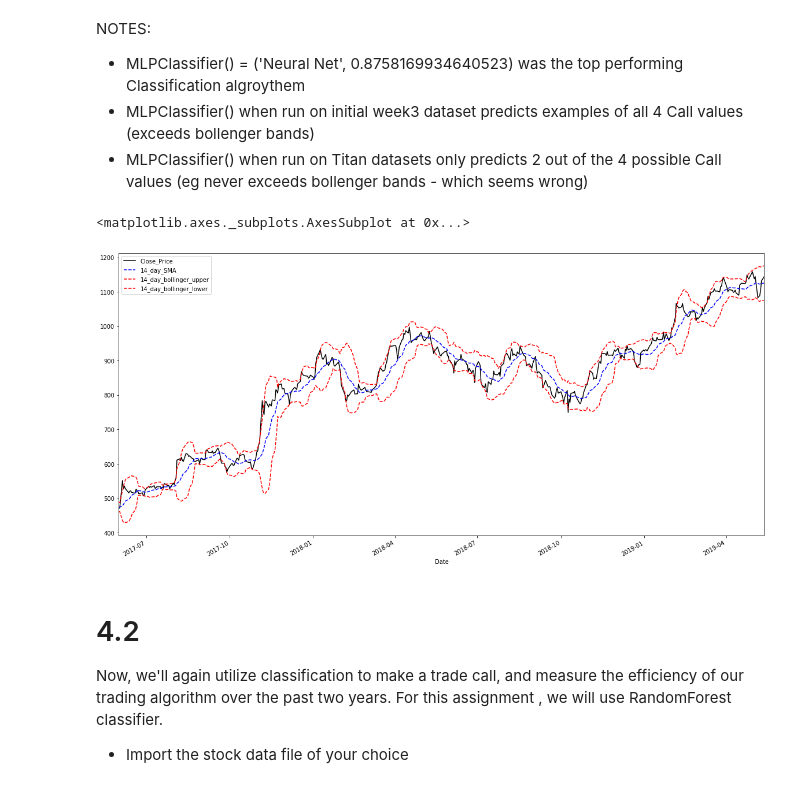
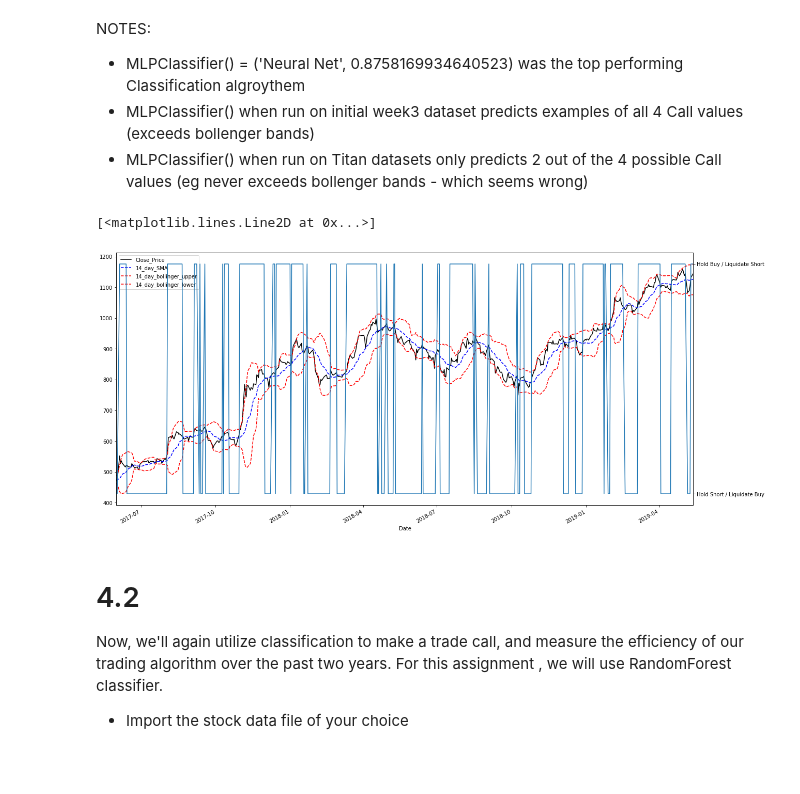
Before and after one commit to JamesMcGuigan/aspiration-ai-internship, a Jupyter notebook: python3/module_4/module_4.ipynb, the cells around one changed output. Drawn from its saved outputs; the diff is of its cells as text; code cells hidden in the pictures.

Commit message:
module 4 | python | 4.2 | classification to make a trade call

```diff
--- a/python3/module_4/module_4.ipynb
+++ b/python3/module_4/module_4.ipynb
@@ -61,6 +62,7 @@ X = scaler.fit_transform(X)
 X_train, X_test, y_train, y_test = train_test_split(X, y, test_size=0.33, random_state=42)
 
 max_features = len(y.unique())
+encoder      = LabelEncoder()
 # %%
 classifiers = OrderedDict([
     ( "Nearest Neighbors", KNeighborsClassifier(max_features) ),
@@ -97,8 +99,20 @@ OrderedDict([('AdaBoost', 0.41830065359477125),
 - Import another stock data and create the bollinger columns. Using the already defined model, predict the daily calls for this new stock.
 # %%
 titan = pd.read_csv('../../data_output/module_1/python3/stocks/Large_Cap/TITAN.csv', parse_dates=['Date']);
-titan.set_index('Date', drop=False)
+titan = titan[ titan.Series == 'EQ' ]
+titan.set_index('Date', drop=False, inplace=True)
+
 titan["14_day_SMA"] = titan.Close_Price.rolling(14).mean()
 titan["14_day_STD"] = titan.Close_Price.rolling(14).std()
 titan["14_day_bollinger_upper"] = titan["14_day_SMA"] + titan["14_day_STD"] * 2
 titan["14_day_bollinger_lower"] = titan["14_day_SMA"] - titan["14_day_STD"] * 2
+
+titan   = titan.dropna()  # fit_transform() breaks if NA is present
+titan_X = scaler.fit_transform( titan[['Close_Price', '14_day_STD', '14_day_bollinger_upper', '14_day_bollinger_lower']] )
+titan['Call']      = classifiers["Neural Net"].predict( titan_X )  # using previously trained Neural Network
+titan['Call_Code'] = encoder.fit(titan['Call']).transform(titan['Call'])
+
+titan.to_csv('../../data_output/module_4/TITAN.csv');
+
+print( "titan['Call'].unique() = ", titan['Call'].unique() )
+titan.head()
@@ -126,15 +133,18 @@ NOTES:
 - MLPClassifier() when run on Titan datasets only predicts 2 out of the 4 possible Call values (eg never exceeds bollenger bands - which seems wrong)
 # %%
 fig = plt.figure(figsize=(20,10))
-ax  = plt.gca()
+ax1 = plt.gca()
+ax2 = ax1.twinx()
 
-titan.plot(kind='line',x='Date', y='Close_Price',             ax=ax, color='black')
-titan.plot(kind='line',x='Date', y='14_day_SMA',              ax=ax, color='blue', linestyle='--')
-titan.plot(kind='line',x='Date', y='14_day_bollinger_upper',  ax=ax, color='red',  linestyle='--')
-titan.plot(kind='line',x='Date', y='14_day_bollinger_lower',  ax=ax, color='red',  linestyle='--')
+
+titan.plot(kind='line',x='Date', y='Close_Price',             ax=ax1, color='black')
+titan.plot(kind='line',x='Date', y='14_day_SMA',              ax=ax1, color='blue', linestyle='--')
+titan.plot(kind='line',x='Date', y='14_day_bollinger_upper',  ax=ax1, color='red',  linestyle='--')
+titan.plot(kind='line',x='Date', y='14_day_bollinger_lower',  ax=ax1, color='red',  linestyle='--')
+ax2.plot( titan['Call'] )
 # %% [output]
-<matplotlib.axes._subplots.AxesSubplot at 0x...>
+[<matplotlib.lines.Line2D at 0x...>]
-[figure, old version]
+[figure, new version]
 # %% [markdown]
 # 4.2
 
```
Also changed, not shown: parts of 9 cells of this notebook, 2 other files.
